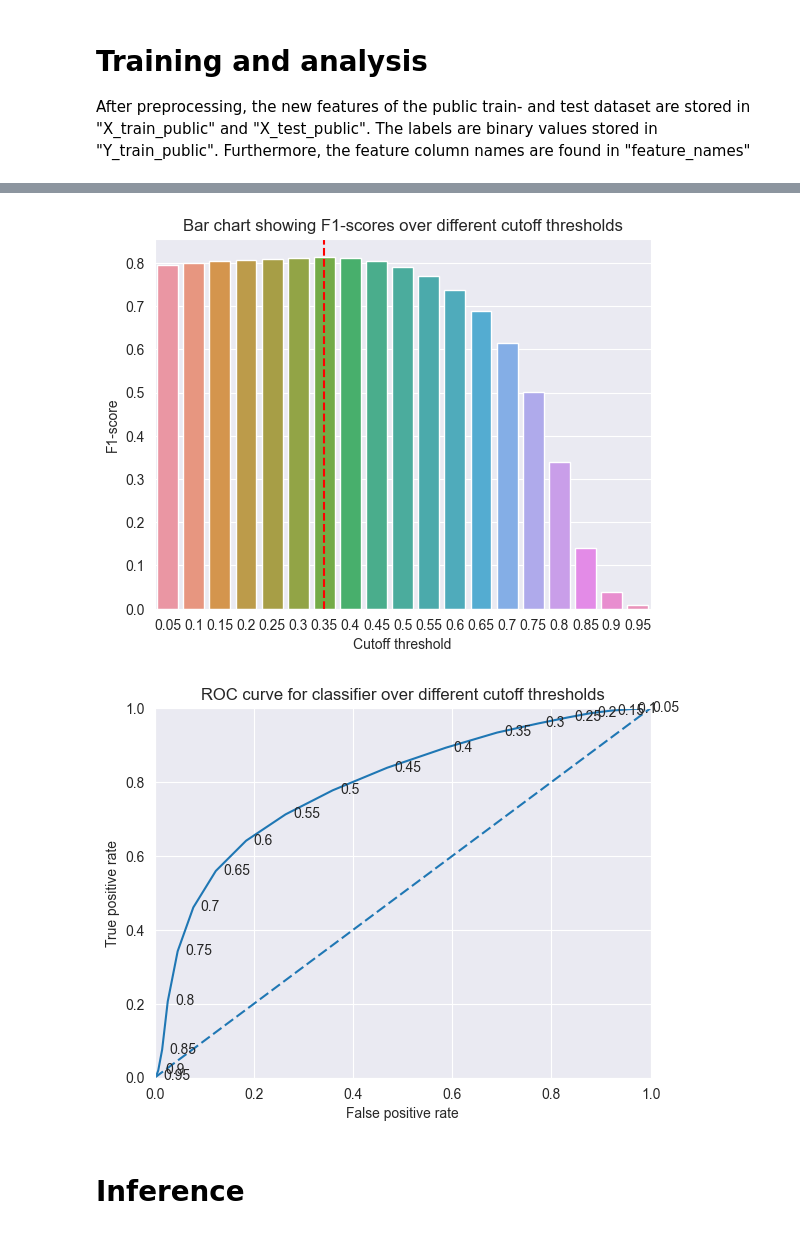
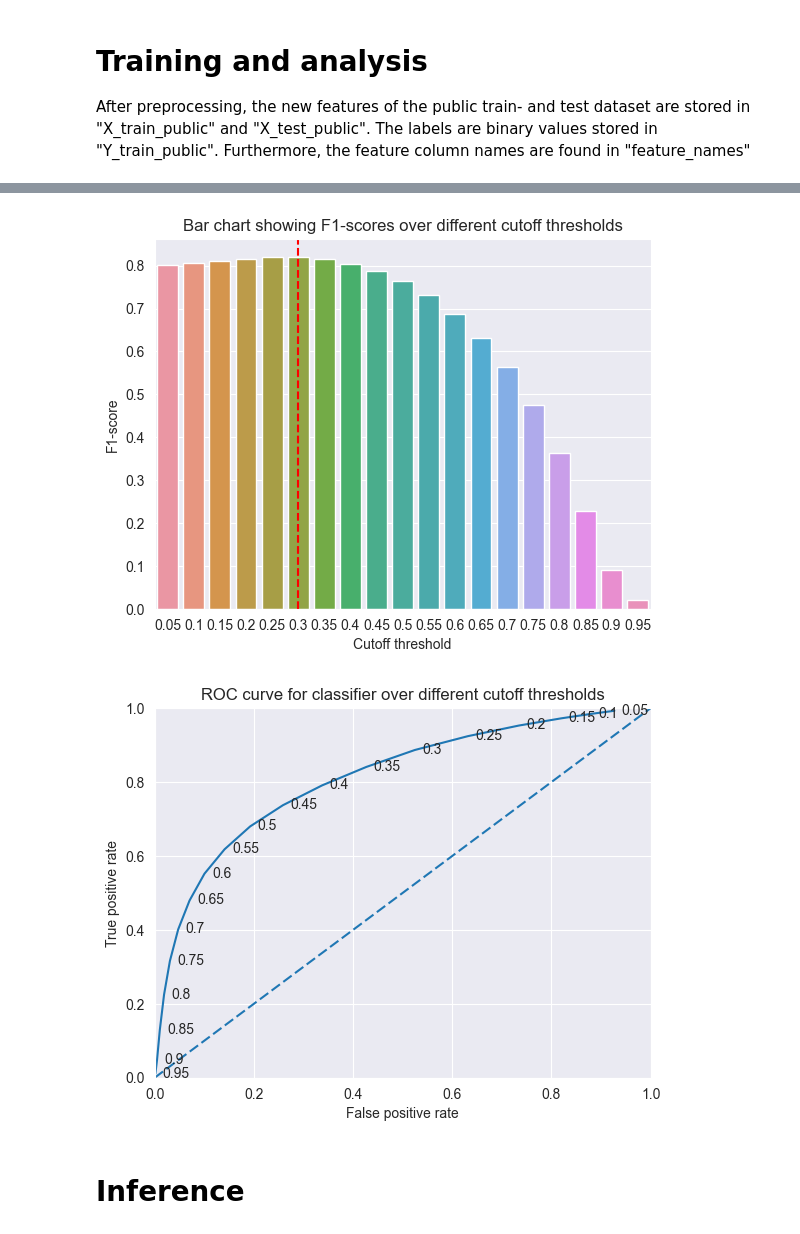
Before and after one commit to CS-433/ml-project-1-cheruben-3, a Jupyter notebook: src/run.ipynb, the cells around one changed output, grey strips where cells are left out. Drawn from its saved outputs; the diff is of its cells as text; code cells hidden in the pictures.

Commit message:
Made F1-score more stable

```diff
--- a/src/run.ipynb
+++ b/src/run.ipynb
@@ -92,8 +90,11 @@ print(Y_train_public.shape)
 # %%
+from helpers import train_test_split
 # Now we can do some training
 from implementations import reg_logistic_regression
 
-w, loss = reg_logistic_regression(Y_train_public, X_train_public, lambda_=0, initial_w=np.zeros(shape=(X_train_public.shape[1], 1)), max_iters=1000, gamma=0.01)
+X_train, X_test, Y_train, Y_test = train_test_split(X_train_public, Y_train_public, train_proportion=0.01)
 
+w, loss = reg_logistic_regression(Y_train, X_train, lambda_=0, initial_w=np.zeros(shape=(X_train.shape[1], 1)), max_iters=100000, gamma=0.1)
 print('GD loss:', loss)
+print('Weights:', w)
 # %% [output]
@@ -118,8 +135,8 @@ tprs = []
 fprs = []
 
 for cutoff_value in cutoff_values:
-    predictions = (LogisticRegressionLoss.sigmoid(X_train_public @ w) > cutoff_value).astype(np.int32)
-    tp, fp, fn, tn, accuracy, tpr, _, f1_score, fpr = confusion_matrix_statistics(predictions, Y_train_public)
+    predictions = (LogisticRegressionLoss.sigmoid(X_test @ w) > cutoff_value).astype(np.int32)
+    tp, fp, fn, tn, accuracy, tpr, _, f1_score, fpr = confusion_matrix_statistics(predictions, Y_test)
     accuracies.append(accuracy)
     f1_scores.append(f1_score)
     tprs.append(tpr)
@@ -152,4 +169,4 @@ plt.show()
-[figure, old version]
+[figure, new version]
-[figure, old version]
+[figure, new version]
 # %% [markdown]
 # Inference
```
Also changed, not shown: parts of 9 cells of this notebook, 3 other files.
